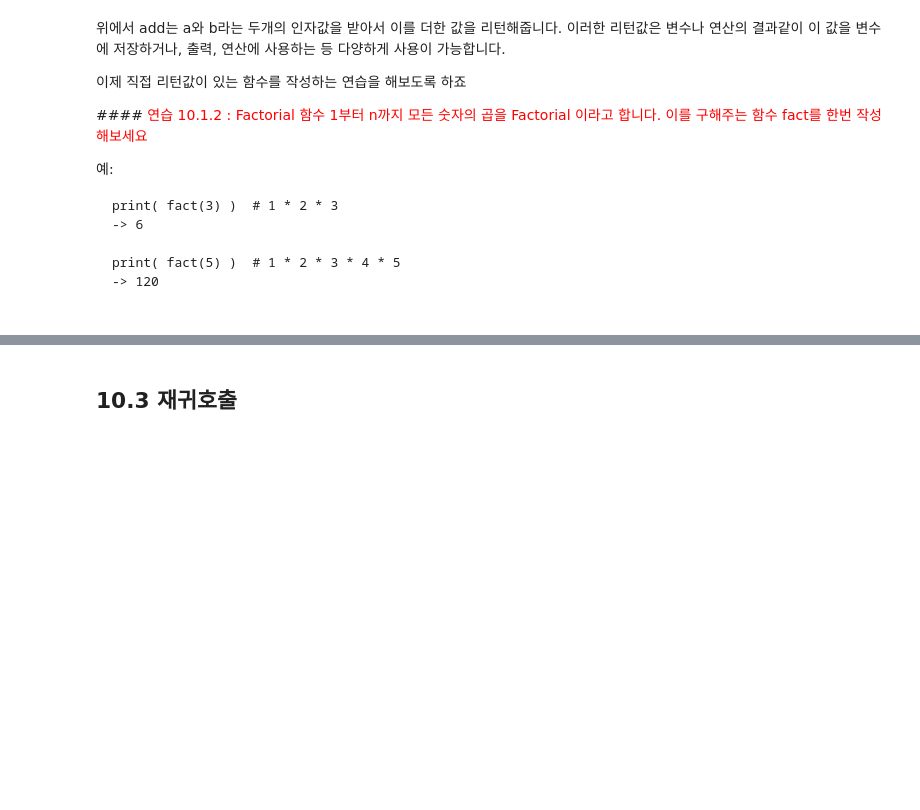
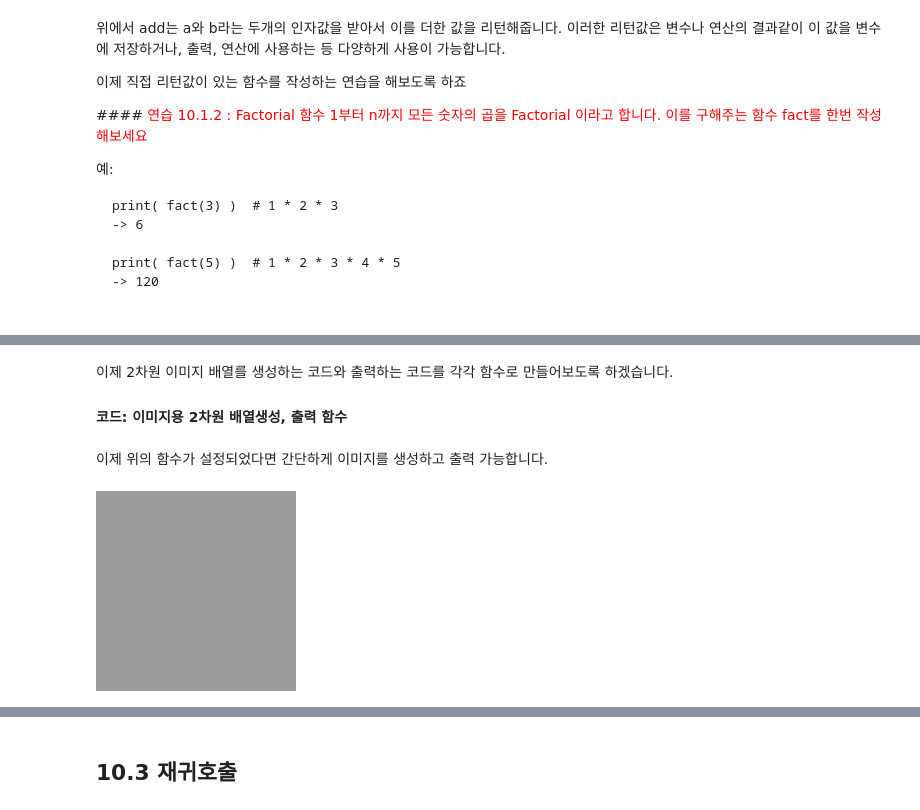
Before and after one commit to decoz/pyclass, a Jupyter notebook: 10_function.ipynb, the cells around one changed output, grey strips where cells are left out. Saved outputs shown, nothing was run; the diff lists cells and outputs as text; code cells hidden in the pictures; blank space fills up the shorter version.

```diff
--- a/10_function.ipynb
+++ b/10_function.ipynb
@@ -183,26 +211,0 @@ print(a)
-# %%
-from PIL import Image
-import numpy as np
-from IPython.display import display
-
-def rect(img, point, rsize, color ):
-  arr =  img.load()
-  rw,rh = rsize
-  iw,ih = img.size
-  px,py = point
-  for x in range(px,px+rw):
-    arr[x,py] = color
-    arr[x,py + rh] = color
-  for y in range(py,py+rh):
-    arr[px,y] = color
-    arr[px+rw,y] = color
-
-
-arr = []
-for i in range(10000):
-  arr.append((100,100,100))
-
-myimg = Image.fromarray( np.array(arr).astype('uint8').reshape(100,100,3) )
-for i in range(0,20,4):
-  rect(myimg, (10 + i,10 + i ), (40 + i,40 + i), (255,0,0))
-display(myimg)
@@ -219,0 +244,25 @@ print(uni_str("this is good day"))
+# %% [markdown]
+이제 2차원 이미지 배열를 생성하는 코드와 출력하는 코드를 각각 함수로 만들어보도록 하겠습니다.
+
+#### 코드: 이미지용 2차원 배열생성, 출력 함수
+# %%
+# w x h 에 color 값으로 채워진 이미지용 2차원 배열을 생성
+def createImg(w,h,color):
+  arr = []
+  for y in range(h) :
+    xarr = []
+    for x in range(w) :
+      xarr = xarr + [color]
+    arr = arr + [xarr]
+  return arr
+
+# 2차원 배열을 흑백 이미지를 출력
+def displayGray(arr):
+  display( Image.fromarray( np.array(arr).astype('uint8'), 'L' ) )
+# %% [markdown]
+이제 위의 함수가 설정되었다면 간단하게 이미지를 생성하고 출력 가능합니다.
+# %%
+arr = createImg(200,200,155)
+displayGray(arr)
+# %% [output]
+[figure, added]
```
Also changed, not shown: parts of 23 cells of this notebook.
